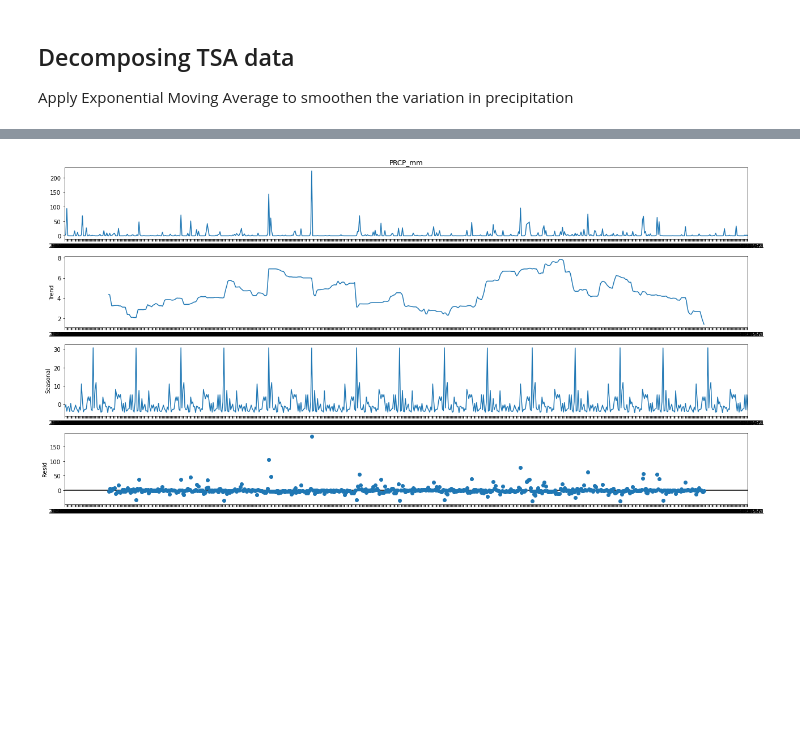
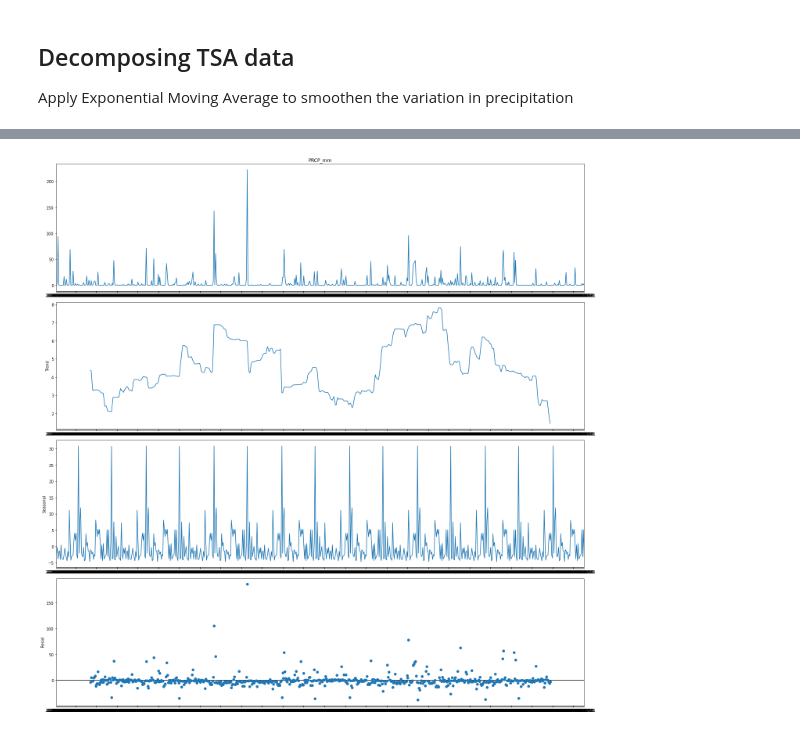
Before and after one commit to ManashJKonwar/Research-Catastrophic-Detection, a Jupyter notebook: rainfall_prediction/supportings_notebooks/data_processing.ipynb, the cells around one changed output, grey strips where cells are left out. Drawn from its saved outputs; the diff is of its cells as text; code cells hidden in the pictures; blank space fills up the shorter version.

```diff
--- a/rainfall_prediction/supportings_notebooks/data_processing.ipynb
+++ b/rainfall_prediction/supportings_notebooks/data_processing.ipynb
@@ -115,9 +115,9 @@ Text(0, 0.5, 'Precipitation (mm)')
 # %%
 from statsmodels.tsa.seasonal import seasonal_decompose
 decompose = seasonal_decompose(data_plotting['PRCP_mm'],model='additive', period=90)
 fig = decompose.plot()
-fig.set_size_inches((18, 9))
+fig.set_size_inches((20, 20))
 fig.tight_layout()
 plt.show()
 # %% [output]
-[figure, old version]
+[figure, new version]
```
Also changed, not shown: parts of 1 cell of this notebook.
